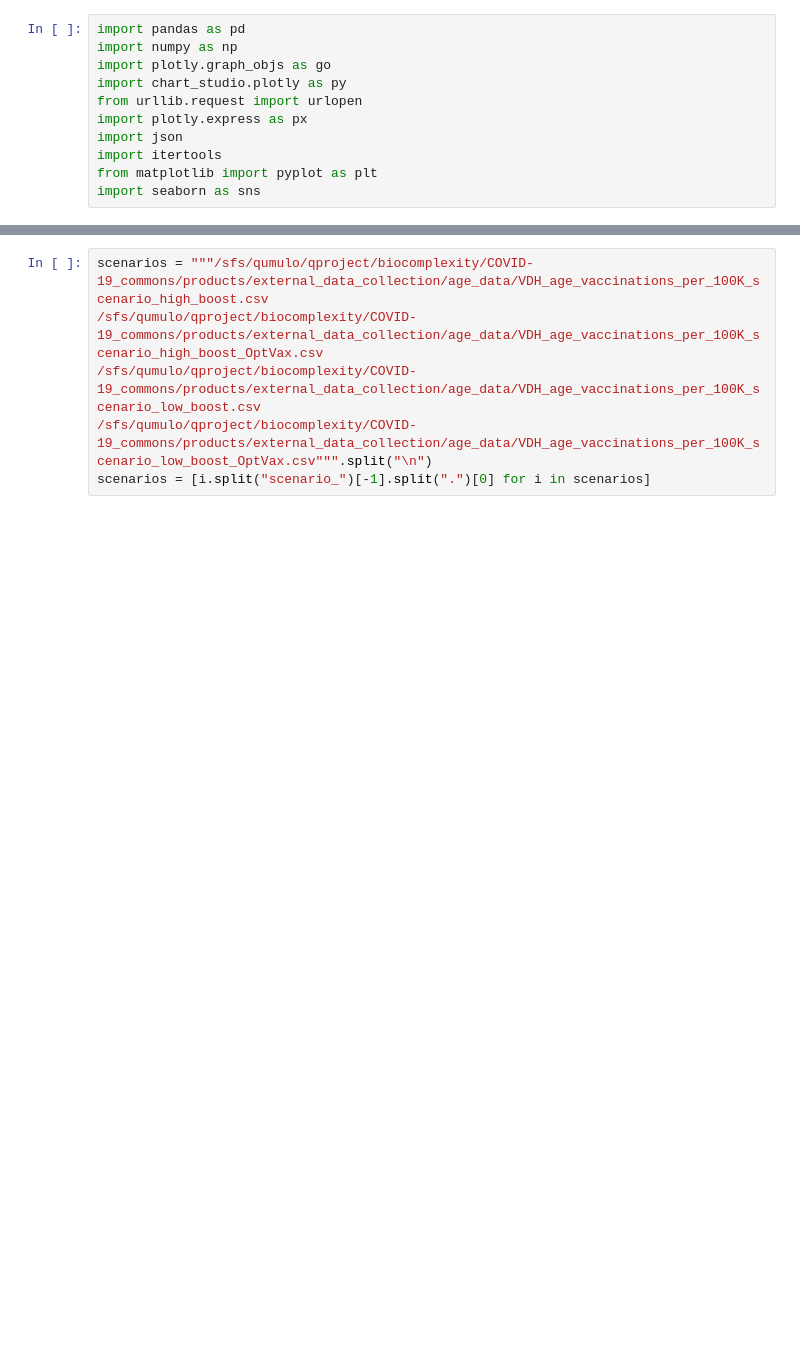
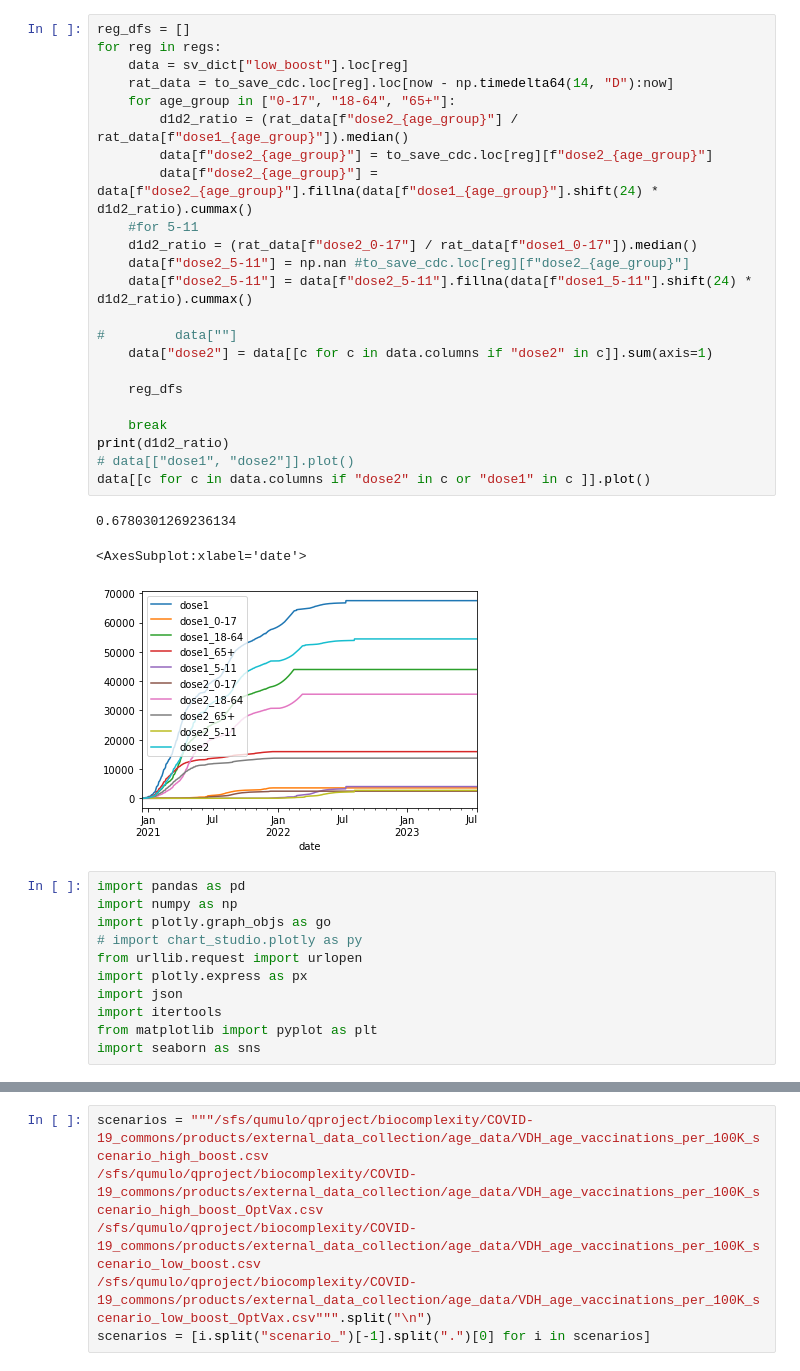
Before and after one commit to itsyosef/bionetworks, a Jupyter notebook: coevolution/notebooks/VirginiaVariants.ipynb, the cells around one changed output, grey strips where cells are left out. Cells and saved outputs as stored; diff of their text form; blank space fills up the shorter version.

```diff
--- a/coevolution/notebooks/VirginiaVariants.ipynb
+++ b/coevolution/notebooks/VirginiaVariants.ipynb
@@ -1,8 +522,35 @@
+# %%
+reg_dfs = []
+for reg in regs:
+    data = sv_dict["low_boost"].loc[reg]
+    rat_data = to_save_cdc.loc[reg].loc[now - np.timedelta64(14, "D"):now]
+    for age_group in ["0-17", "18-64", "65+"]:
+        d1d2_ratio = (rat_data[f"dose2_{age_group}"] / rat_data[f"dose1_{age_group}"]).median()
+        data[f"dose2_{age_group}"] = to_save_cdc.loc[reg][f"dose2_{age_group}"]
+        data[f"dose2_{age_group}"] = data[f"dose2_{age_group}"].fillna(data[f"dose1_{age_group}"].shift(24) * d1d2_ratio).cummax()
+    #for 5-11
+    d1d2_ratio = (rat_data[f"dose2_0-17"] / rat_data[f"dose1_0-17"]).median()
+    data[f"dose2_5-11"] = np.nan #to_save_cdc.loc[reg][f"dose2_{age_group}"]
+    data[f"dose2_5-11"] = data[f"dose2_5-11"].fillna(data[f"dose1_5-11"].shift(24) * d1d2_ratio).cummax()
+
+#         data[""]
+    data["dose2"] = data[[c for c in data.columns if "dose2" in c]].sum(axis=1)
+
+    reg_dfs
+
+    break
+print(d1d2_ratio)
+# data[["dose1", "dose2"]].plot()
+data[[c for c in data.columns if "dose2" in c or "dose1" in c ]].plot()
+# %% [output]
+0.6780301269236134
+<AxesSubplot:xlabel='date'>
+[figure, added]
 # %%
 import pandas as pd
 import numpy as np
 import plotly.graph_objs as go
-import chart_studio.plotly as py
+# import chart_studio.plotly as py
 from urllib.request import urlopen
 import plotly.express as px
 import json
```
Also changed, not shown: parts of 14 cells of this notebook, 21 other files.
